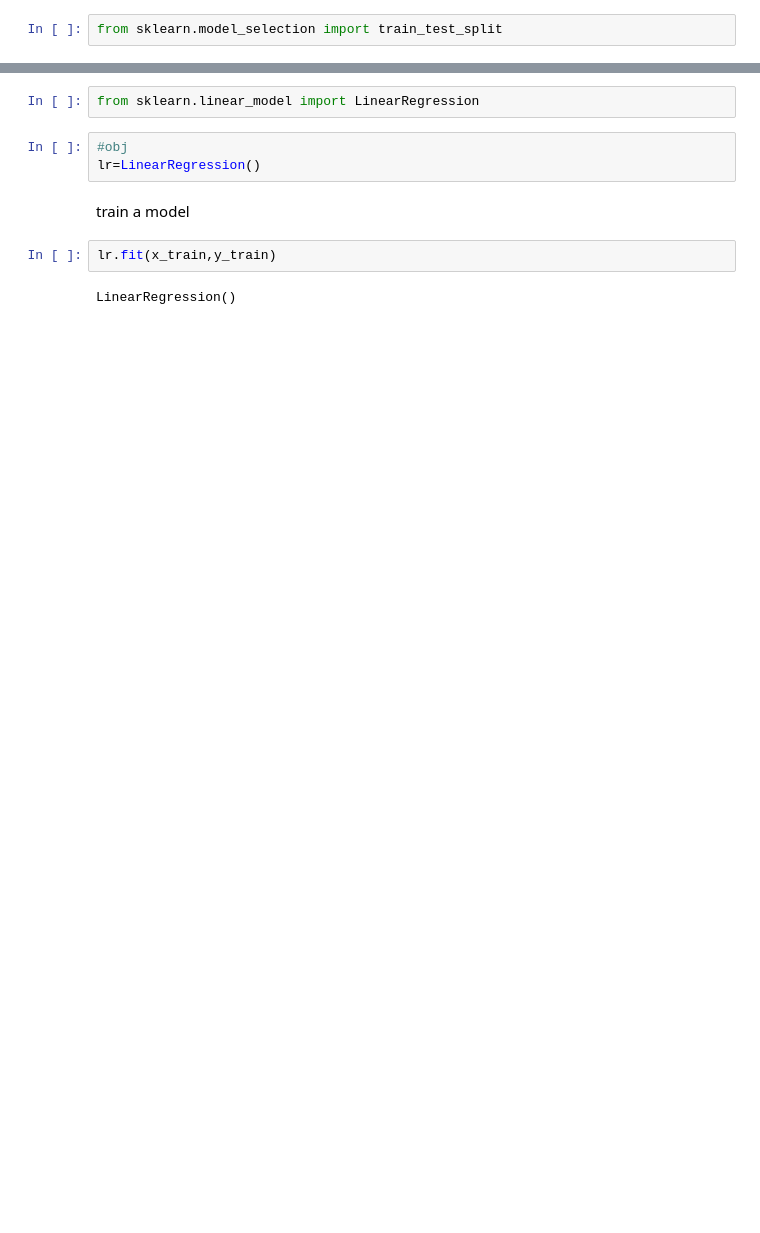
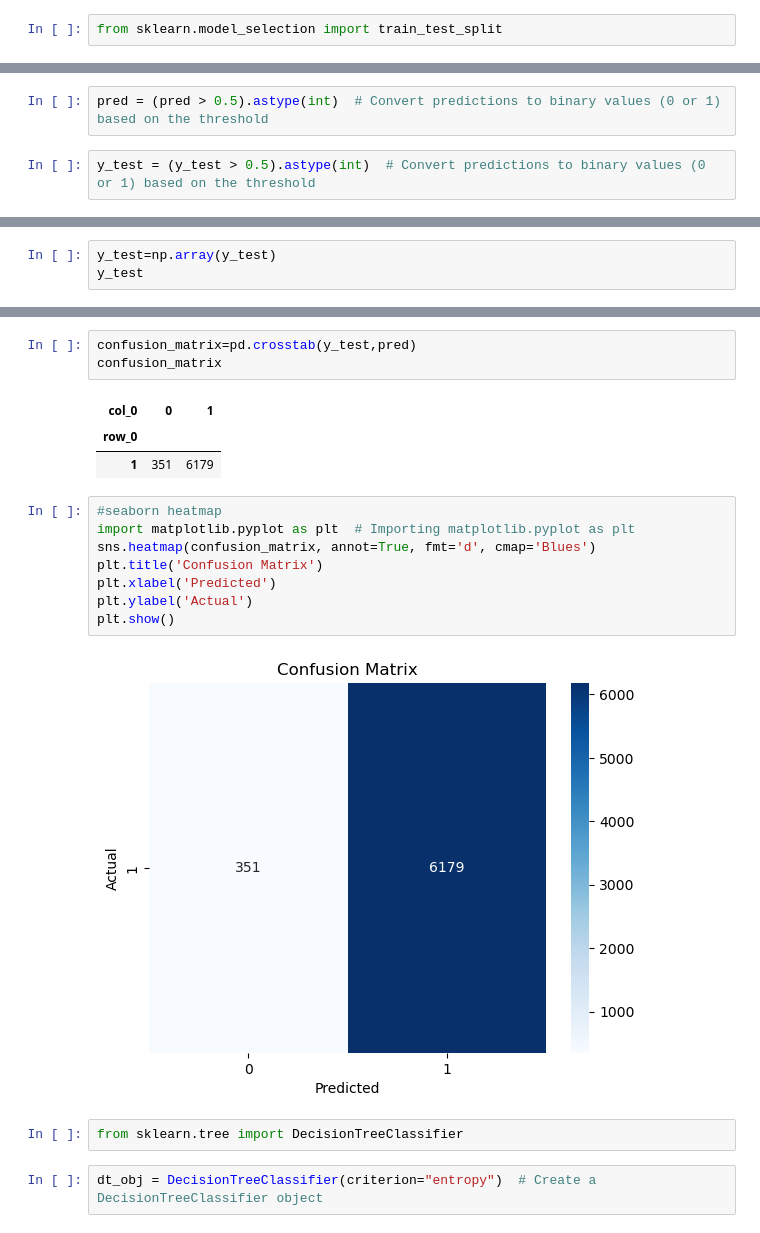
Before and after one commit to Jatinsharma0007/ML-CRT-Book, a Jupyter notebook: CRT(ML)/project/Used_bike/basic.ipynb, the cells around one changed output, grey strips where cells are left out. Drawn from its saved outputs; the diff is of its cells as text; blank space fills up the shorter version.

```diff
--- a/CRT(ML)/project/Used_bike/basic.ipynb
+++ b/CRT(ML)/project/Used_bike/basic.ipynb
@@ -772,0 +641,4 @@ x_test
+# %%
+pred = (pred > 0.5).astype(int)  # Convert predictions to binary values (0 or 1) based on the threshold
+# %%
+y_test = (y_test > 0.5).astype(int)  # Convert predictions to binary values (0 or 1) based on the threshold
@@ -790,0 +684,3 @@ y_test
+# %%
+y_test=np.array(y_test)
+y_test
@@ -791,11 +701,21 @@ y_test
+# %%
+confusion_matrix=pd.crosstab(y_test,pred)
+confusion_matrix
+# %% [output]
+| col_0 | 0 | 1 |
+| row_0 |  |  |
+| 1 | 351 | 6179 |
+# %%
+#seaborn heatmap
+import matplotlib.pyplot as plt  # Importing matplotlib.pyplot as plt
+sns.heatmap(confusion_matrix, annot=True, fmt='d', cmap='Blues')
+plt.title('Confusion Matrix')
+plt.xlabel('Predicted')
+plt.ylabel('Actual')
+plt.show()
+# %% [output]
+[figure, added]
 # %%
-from sklearn.linear_model import LinearRegression
+from sklearn.tree import DecisionTreeClassifier
-# %%
-#obj
-lr=LinearRegression()
-# %% [markdown]
-train a model
-# %%
-lr.fit(x_train,y_train)
-# %% [output]
-LinearRegression()
+# %%
+dt_obj = DecisionTreeClassifier(criterion="entropy")  # Create a DecisionTreeClassifier object
```
Also changed, not shown: parts of 172 cells of this notebook, 18 other files.
